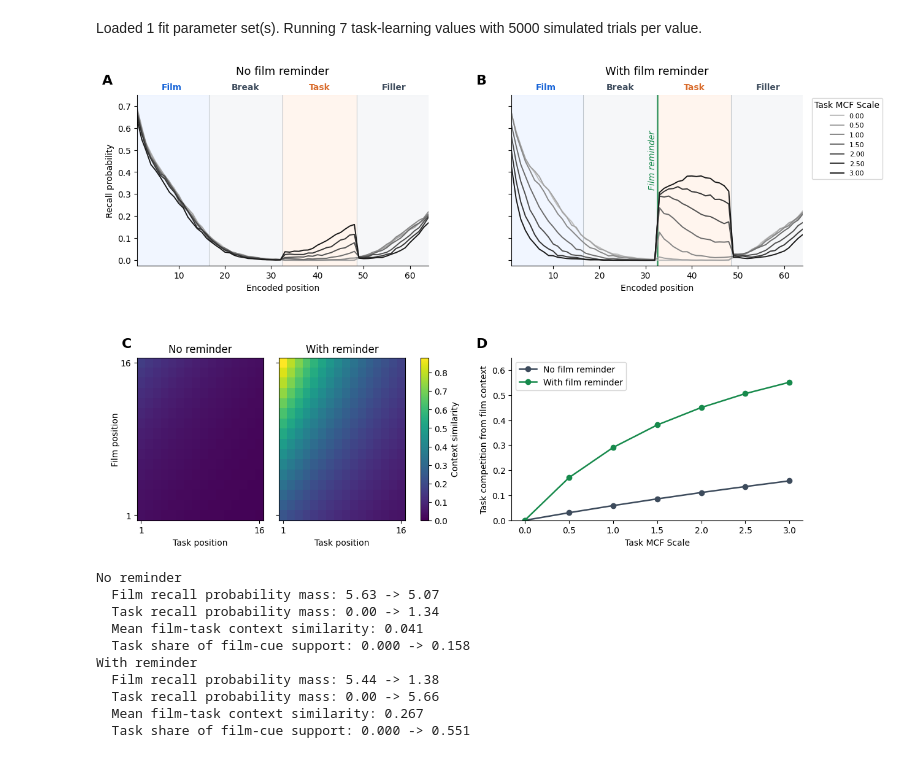
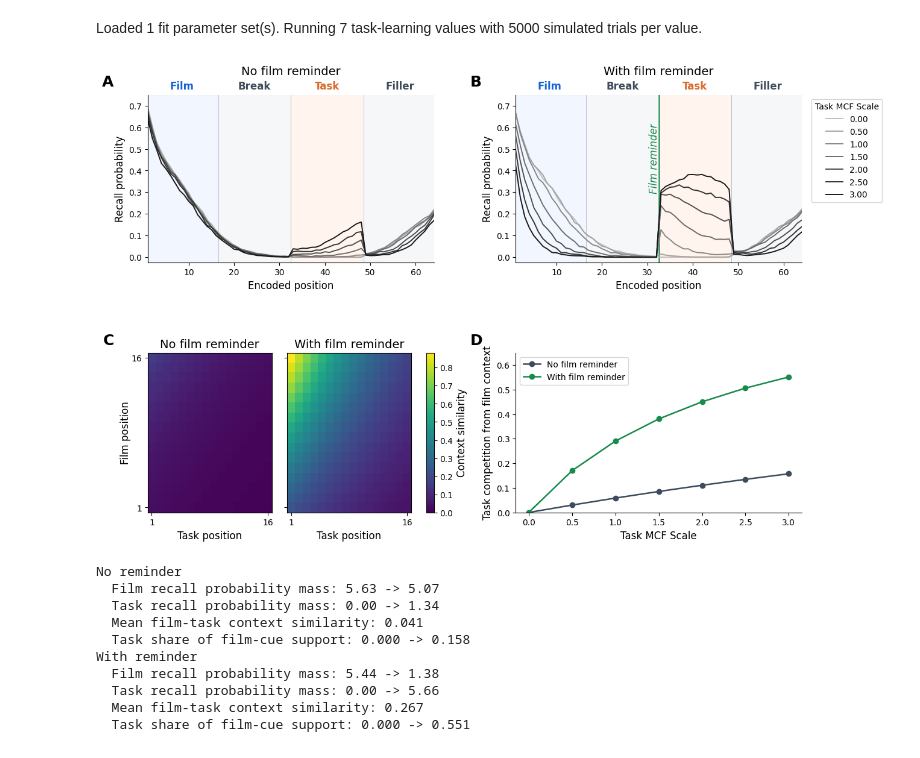
Before and after one commit to githubpsyche/selective_interference_v2, a Jupyter notebook: analyses/rendered/simulation1_context_binding.ipynb, the cells around one changed output. Saved outputs shown, nothing was run; the diff lists cells and outputs as text; code cells hidden in the pictures.

```diff
--- a/analyses/rendered/simulation1_context_binding.ipynb
+++ b/analyses/rendered/simulation1_context_binding.ipynb
@@ -307,13 +307,25 @@ if figure_dir is not None and FIGURE_STR:
         support_rows,
     )
 # %%
-def add_panel_label(axis, label):
+PANEL_LETTER_FONTSIZE = 18
+PANEL_TITLE_FONTSIZE = 14
+STRUCTURAL_FONTSIZE = 12
+SUPPORT_FONTSIZE = 10
+
+
+CONDITION_LABELS = {
+    "No reminder": "No film reminder",
+    "With reminder": "With film reminder",
+}
+
+
+def add_panel_label(axis, label, x=-0.16):
     axis.text(
-        -0.12,
+        x,
         1.12,
         label,
         transform=axis.transAxes,
-        fontsize=16,
+        fontsize=PANEL_LETTER_FONTSIZE,
         fontweight="bold",
         va="top",
         ha="left",
@@ -345,7 +357,7 @@ def add_reminder_marker(axis):
         "Film reminder",
         ha="center",
         va="center",
-        fontsize=10,
+        fontsize=STRUCTURAL_FONTSIZE,
         fontstyle="italic",
         color=PHASE_COLORS["reminder"],
         rotation=90,
@@ -357,7 +369,7 @@ def add_reminder_marker(axis):
 
 
 def plot_spc_panel(axis, condition, label, show_reminder=False):
-    add_phase_bands(axis, position_phase)
+    add_phase_bands(axis, position_phase, fontsize=STRUCTURAL_FONTSIZE)
     add_phase_boundaries(axis)
     if show_reminder:
         add_reminder_marker(axis)
@@ -371,14 +383,11 @@ def plot_spc_panel(axis, condition, label, show_reminder=False):
             linewidth=1.4,
             label=SWEEP_LABEL_FMT.format(value),
         )
-    condition_title = {
-        "No reminder": "No film reminder",
-        "With reminder": "With film reminder",
-    }[condition]
-    axis.set_title(condition_title, fontsize=13, pad=24)
-    axis.set_xlabel("Encoded position")
+    axis.set_title(CONDITION_LABELS[condition], fontsize=PANEL_TITLE_FONTSIZE, pad=24)
+    axis.set_xlabel("Encoded position", fontsize=STRUCTURAL_FONTSIZE)
     axis.set_xlim(1, n_presented)
     axis.set_ylim(-0.025, 0.75)
+    axis.tick_params(labelsize=SUPPORT_FONTSIZE)
     axis.spines["top"].set_visible(False)
     axis.spines["right"].set_visible(False)
     add_panel_label(axis, label)
@@ -397,9 +406,16 @@ axis_a = fig.add_subplot(gs[0, 0:2])
 axis_b = fig.add_subplot(gs[0, 2:4], sharey=axis_a)
 plot_spc_panel(axis_a, "No reminder", "A")
 plot_spc_panel(axis_b, "With reminder", "B", show_reminder=True)
-axis_a.set_ylabel("Recall probability")
-axis_b.tick_params(labelleft=False)
-axis_b.legend(title=SWEEP_XLABEL, loc="upper left", bbox_to_anchor=(1.02, 1.0), fontsize=8)
+axis_a.set_ylabel("Recall probability", fontsize=STRUCTURAL_FONTSIZE)
+axis_b.set_ylabel("Recall probability", fontsize=STRUCTURAL_FONTSIZE)
+axis_b.tick_params(labelleft=True)
+axis_b.legend(
+    title=SWEEP_XLABEL,
+    loc="upper left",
+    bbox_to_anchor=(1.02, 1.0),
+    fontsize=SUPPORT_FONTSIZE,
+    title_fontsize=SUPPORT_FONTSIZE,
+)
 
 c_gs = gs[1, 0:2].subgridspec(1, 3, width_ratios=[1, 1, 0.06], wspace=0.18)
 axis_c1 = fig.add_subplot(c_gs[0, 0])
@@ -418,45 +434,49 @@ for axis, condition in heat_axes:
         vmin=heat_vmin,
         vmax=heat_vmax,
     )
-    axis.set_title(condition, fontsize=12)
-    axis.set_xlabel("Task position")
+    axis.set_title(CONDITION_LABELS[condition], fontsize=PANEL_TITLE_FONTSIZE)
+    axis.set_xlabel("Task position", fontsize=STRUCTURAL_FONTSIZE)
     axis.set_xticks([0, paradigm.n_interference - 1])
     axis.set_xticklabels([1, paradigm.n_interference])
     axis.set_yticks([0, paradigm.n_film - 1])
     axis.set_yticklabels([1, paradigm.n_film])
-axis_c1.set_ylabel("Film position", labelpad=0)
+    axis.tick_params(labelsize=SUPPORT_FONTSIZE)
+axis_c1.set_ylabel("Film position", labelpad=0, fontsize=STRUCTURAL_FONTSIZE)
 axis_c2.tick_params(labelleft=False)
-fig.colorbar(image, cax=axis_cbar, label="Context similarity")
-add_panel_label(axis_c1, "C")
+colorbar = fig.colorbar(image, cax=axis_cbar)
+colorbar.set_label("Context similarity", fontsize=STRUCTURAL_FONTSIZE)
+colorbar.ax.tick_params(labelsize=SUPPORT_FONTSIZE)
+add_panel_label(axis_c1, "C", x=-0.36)
 
 axis_d = fig.add_subplot(gs[1, 2:4])
 axis_d.plot(
     sweep_values,
     support_share["No reminder"],
     marker="o",
     color="#3D4B5C",
     label="No film reminder",
     linewidth=1.8,
 )
 axis_d.plot(
     sweep_values,
     support_share["With reminder"],
     marker="o",
     color=PHASE_COLORS["reminder"],
     label="With film reminder",
     linewidth=1.8,
 )
-axis_d.set_xlabel(SWEEP_XLABEL)
-axis_d.set_ylabel("Task competition from film context")
+axis_d.set_xlabel(SWEEP_XLABEL, fontsize=STRUCTURAL_FONTSIZE)
+axis_d.set_ylabel("Task competition from film context", fontsize=STRUCTURAL_FONTSIZE)
 axis_d.set_ylim(0, 0.65)
+axis_d.tick_params(labelsize=SUPPORT_FONTSIZE)
 axis_d.spines["top"].set_visible(False)
 axis_d.spines["right"].set_visible(False)
-axis_d.legend(loc="upper left")
+axis_d.legend(loc="upper left", fontsize=SUPPORT_FONTSIZE)
 add_panel_label(axis_d, "D")
 
 save_figure(str(figure_dir) if figure_dir is not None else "", FIGURE_STR)
 # %% [output]
-[figure, old version]
+[figure, new version]
 # %%
 for condition in REMINDER_CONDITIONS:
     low = 0
```
Also changed, not shown: parts of 2 cells of this notebook, 11 other files.
